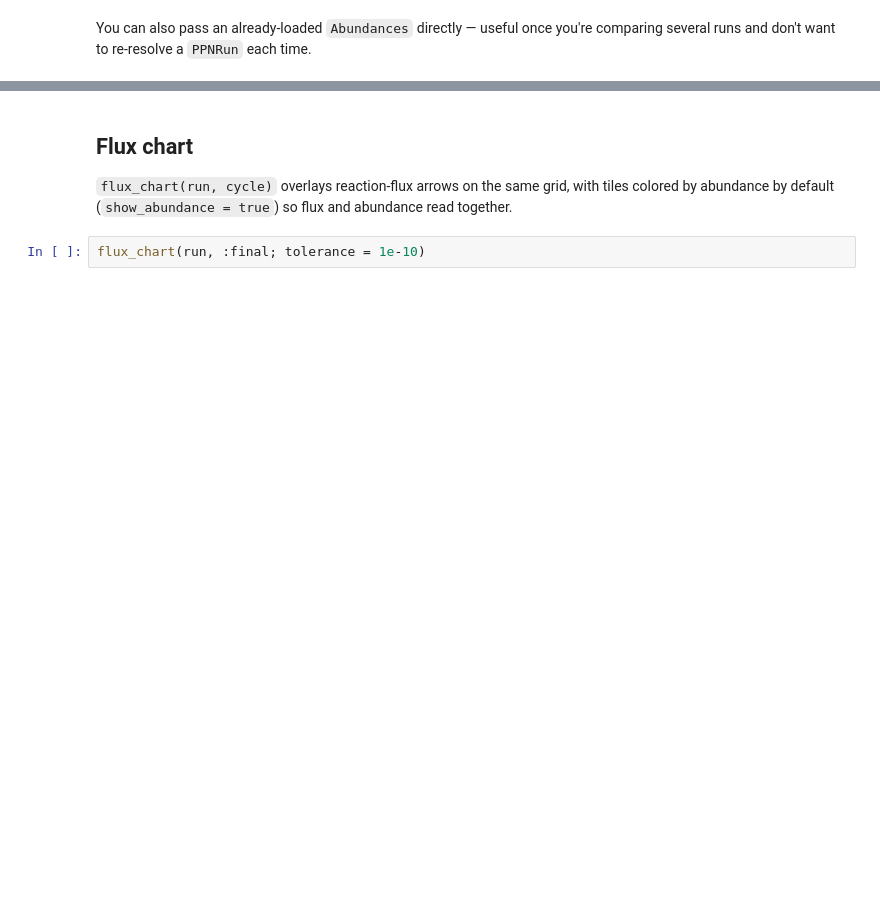
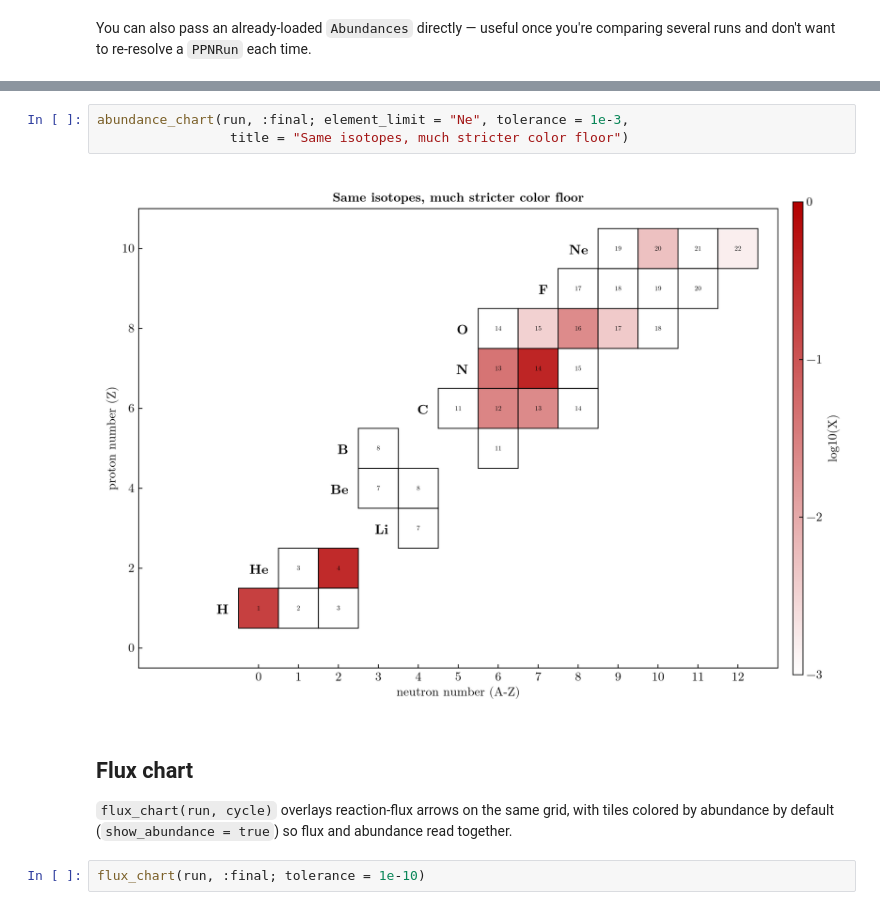
Before and after one commit to NuGrid/NuToolsJl, a Jupyter notebook: NuGridJl/demos/02_abundance_and_flux_charts.ipynb, the cells around one changed output, grey strips where cells are left out. Drawn from its saved outputs; the diff is of its cells as text; blank space fills up the shorter version.

```diff
--- a/NuGridJl/demos/02_abundance_and_flux_charts.ipynb
+++ b/NuGridJl/demos/02_abundance_and_flux_charts.ipynb
@@ -44,3 +54,8 @@ abundance_chart(ab_final; element_limit = "Ne", title = "Final composition, up t
+# %%
+abundance_chart(run, :final; element_limit = "Ne", tolerance = 1e-3,
+                 title = "Same isotopes, much stricter color floor")
+# %% [output]
+[figure, added]
 # %% [markdown]
 ## Flux chart
 
```
Also changed, not shown: parts of 9 cells of this notebook, 13 other files.
